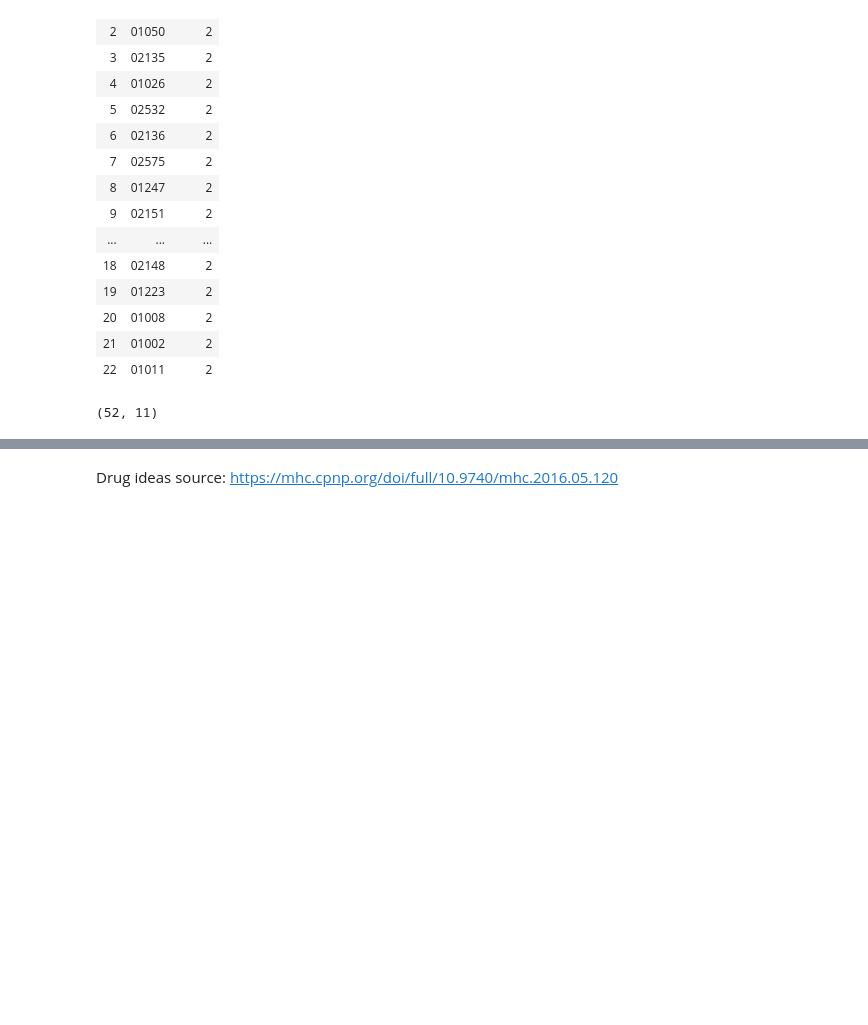
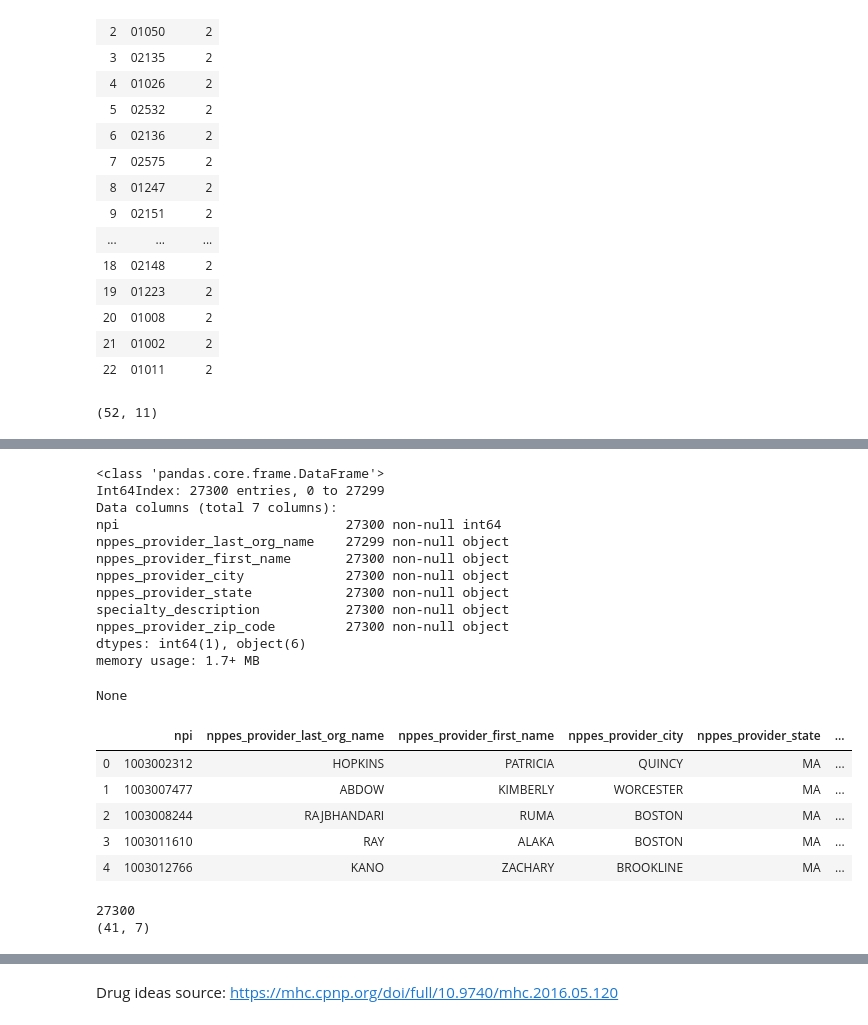
Before and after one commit to darya-akimova/biobot_insight_project, a Jupyter notebook: code/cleaning_and_eda/notebook_5_medicare_opioid_and_nonopioid_prescriber_cleanup_and_town_join.ipynb, the cells around one changed output, grey strips where cells are left out. Cells and saved outputs as stored; diff of their text form; code cells hidden in the pictures; blank space fills up the shorter version.

Commit message:
reorganize notebook 5 up to all-prescriber town merge
mostly reorganized code to make the notebook more coherent, still need to reorganize the all-drug prescriber section

```diff
--- a/code/cleaning_and_eda/notebook_5_medicare_opioid_and_nonopioid_prescriber_cleanup_and_town_join.ipynb
+++ b/code/cleaning_and_eda/notebook_5_medicare_opioid_and_nonopioid_prescriber_cleanup_and_town_join.ipynb
@@ -661,8 +664,33 @@ Now use NPI to associate all-drug prescribers with zip code and opioid overdose
 # %%
 # give the all drug prescribers zipcodes
 all_pres_17_MA_prov = all_pres_17_MA_prov.merge(opi_pres_17_MA[['npi', 'nppes_provider_zip_code']], on='npi', how='left')
-all_pres_17_MA_prov.info()
-display(opi_pres_17_MA.head())
+display(all_pres_17_MA_prov.info())
 display(all_pres_17_MA_prov.head())
-# number of all drug prescribers now missing:
-#print(all_pres_17_MA_prov[all_pres_17_MA_prov['nppes_provider_zip_code'].isin(set(all_pres_17_MA_prov['nppes_provider_zip_code']) - set(zip_town_fin['zip']))].shape)
+# %% [output]
+<class 'pandas.core.frame.DataFrame'>
+Int64Index: 27300 entries, 0 to 27299
+Data columns (total 7 columns):
+npi                             27300 non-null int64
+nppes_provider_last_org_name    27299 non-null object
+nppes_provider_first_name       27300 non-null object
+nppes_provider_city             27300 non-null object
+nppes_provider_state            27300 non-null object
+specialty_description           27300 non-null object
+nppes_provider_zip_code         27300 non-null object
+dtypes: int64(1), object(6)
+memory usage: 1.7+ MB
+None
+|  | npi | nppes_provider_last_org_name | nppes_provider_first_name | nppes_provider_city | nppes_provider_state | ... |
+| 0 | 1003002312 | HOPKINS | PATRICIA | QUINCY | MA | ... |
+| 1 | 1003007477 | ABDOW | KIMBERLY | WORCESTER | MA | ... |
+| 2 | 1003008244 | RAJBHANDARI | RUMA | BOSTON | MA | ... |
+| 3 | 1003011610 | RAY | ALAKA | BOSTON | MA | ... |
+| 4 | 1003012766 | KANO | ZACHARY | BROOKLINE | MA | ... |
+# %%
+# number of all drug prescribers missing/being dropped because of zip code:
+print(len(set(all_pres_17_MA_prov['npi'])))
+print(all_pres_17_MA_prov[all_pres_17_MA_prov['nppes_provider_zip_code'].isin(set(all_pres_17_MA_prov['nppes_provider_zip_code']) - set(zip_town_fin['zip']))].shape)
+# only 41 - great
+# %% [output]
+27300
+(41, 7)
```
Also changed, not shown: parts of 55 cells of this notebook, 5 other files.
